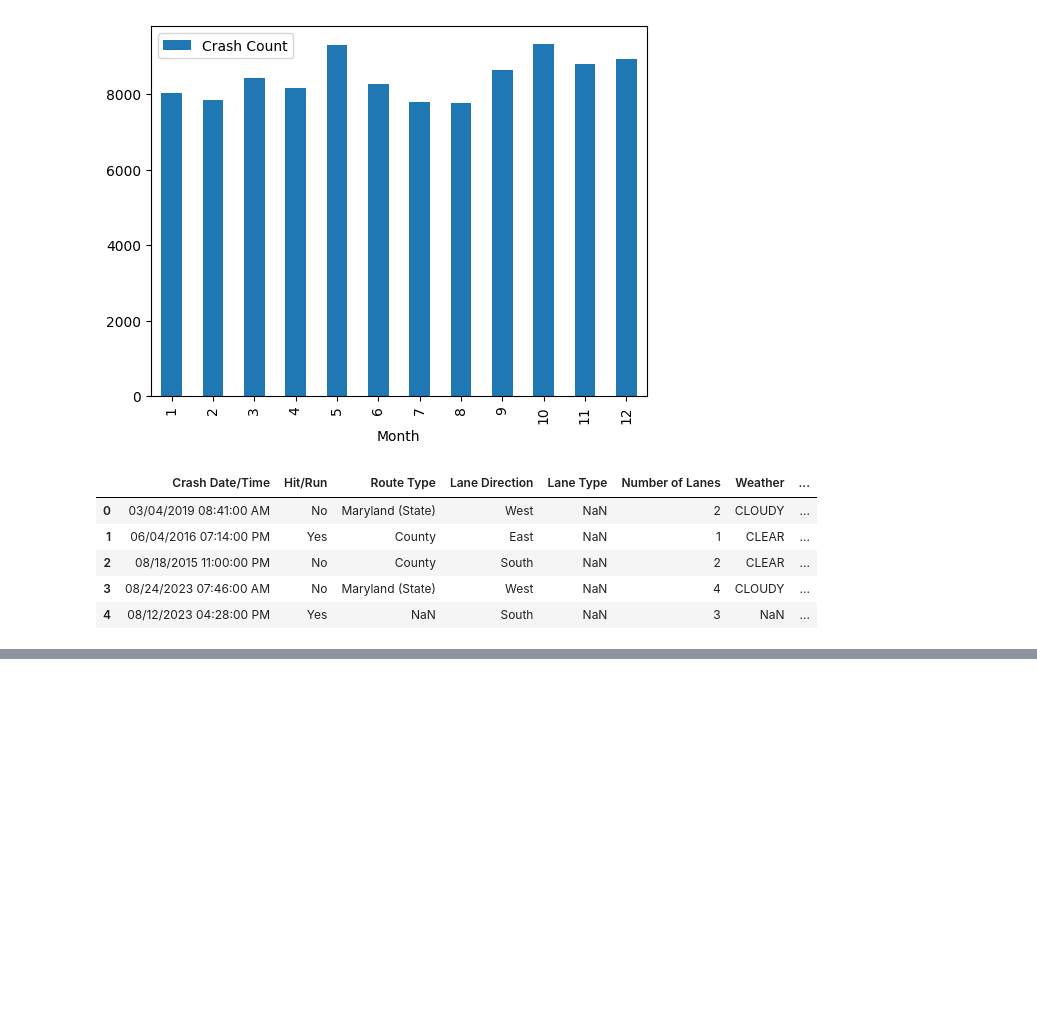
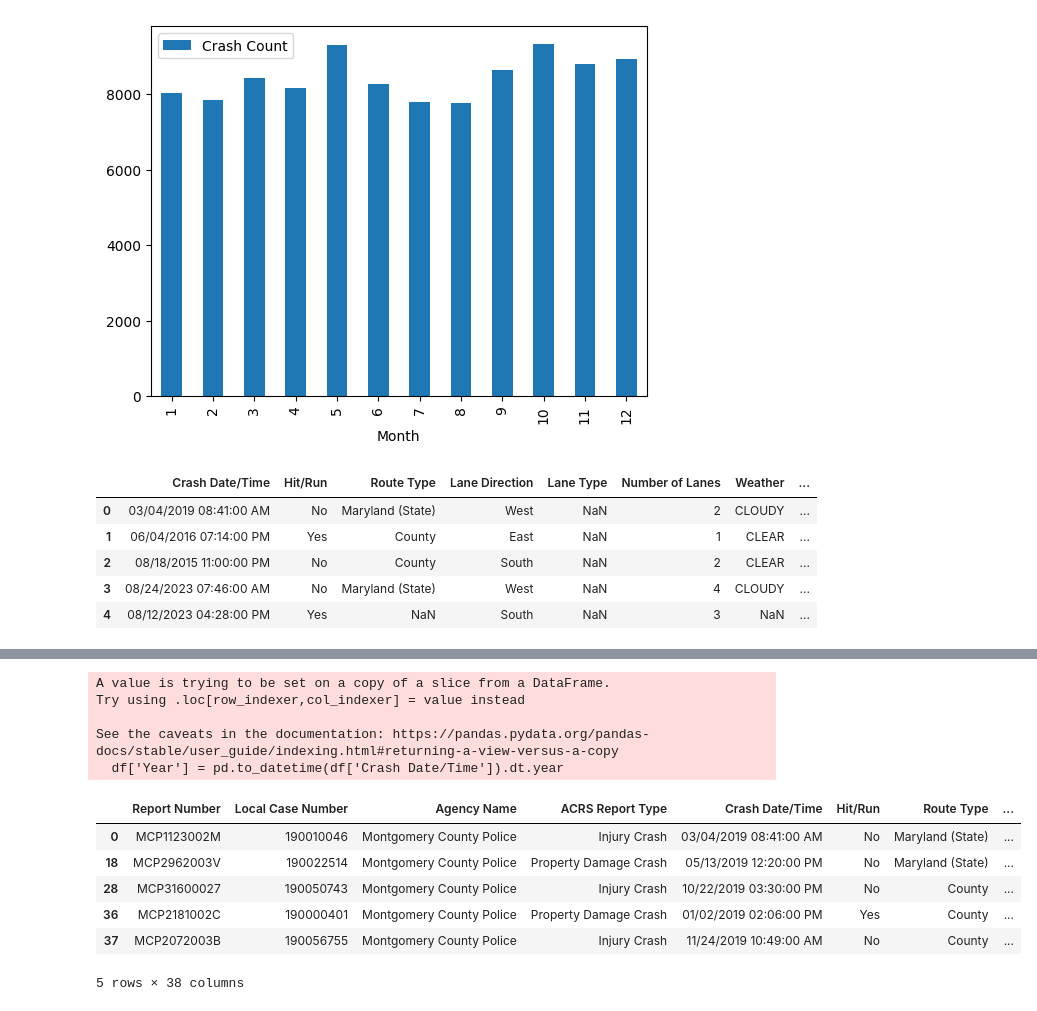
Before and after one commit to WltrH/Data-Accidents, a Jupyter notebook: Analisys.ipynb, the cells around one changed output, grey strips where cells are left out. Cells and saved outputs as stored; diff of their text form; code cells hidden in the pictures; blank space fills up the shorter version.

```diff
--- a/Analisys.ipynb
+++ b/Analisys.ipynb
@@ -144,6 +144,39 @@ for i in range(0, min(1000, len(df))):
 map
 # %% [output]
 [interactive output not drawn]
+# %%
+#création d'un dataframe avec les coordonnées des accidents et leur type de collision sur l'année 2019 uniquement
+df['Year'] = pd.to_datetime(df['Crash Date/Time']).dt.year
+df_2019 = df[df['Year'] == 2019]
+
+map = folium.Map(location=[38.9072, -77.0369], zoom_start=11)
+
+for i in range(0, min(1000, len(df_2019))):
+    if i >= len(df_2019):
+        break
+    folium.Marker([df_2019.iloc[i]['Latitude'], df_2019.iloc[i]['Longitude']], popup=df_2019.iloc[i]['Collision Type']).add_to(map)
+
+
+map
+
+
+#affichadu dataframe avec les coordonnées des accidents et leur type de collision sur l'année 2019 uniquement
+df_2019.head()
+
+#création d'un dataframe avec les coordonnées des accidents et leur type de collision sur l'année 2019 uniqueme
+# %% [output]
+A value is trying to be set on a copy of a slice from a DataFrame.
+Try using .loc[row_indexer,col_indexer] = value instead
+
+See the caveats in the documentation: https://pandas.pydata.org/pandas-docs/stable/user_guide/indexing.html#returning-a-view-versus-a-copy
+  df['Year'] = pd.to_datetime(df['Crash Date/Time']).dt.year
+|  | Report Number | Local Case Number | Agency Name | ACRS Report Type | Crash Date/Time | Hit/Run | Route Type | ... |
+| 0 | MCP1123002M | 190010046 | Montgomery County Police | Injury Crash | 03/04/2019 08:41:00 AM | No | Maryland (State) | ... |
+| 18 | MCP2962003V | 190022514 | Montgomery County Police | Property Damage Crash | 05/13/2019 12:20:00 PM | No | Maryland (State) | ... |
+| 28 | MCP31600027 | 190050743 | Montgomery County Police | Injury Crash | 10/22/2019 03:30:00 PM | No | County | ... |
+| 36 | MCP2181002C | 190000401 | Montgomery County Police | Property Damage Crash | 01/02/2019 02:06:00 PM | Yes | County | ... |
+| 37 | MCP2072003B | 190056755 | Montgomery County Police | Injury Crash | 11/24/2019 10:49:00 AM | No | County | ... |
+5 rows × 38 columns
 # %%
 # map des accident par type de collision et sur l'année 2019
 df = data
```
